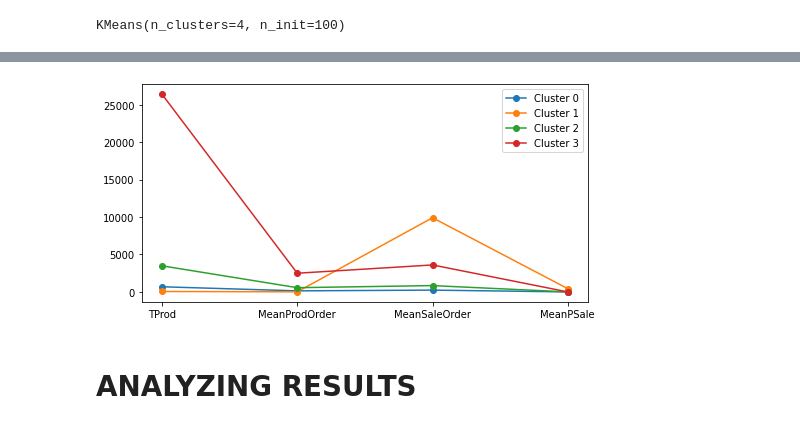
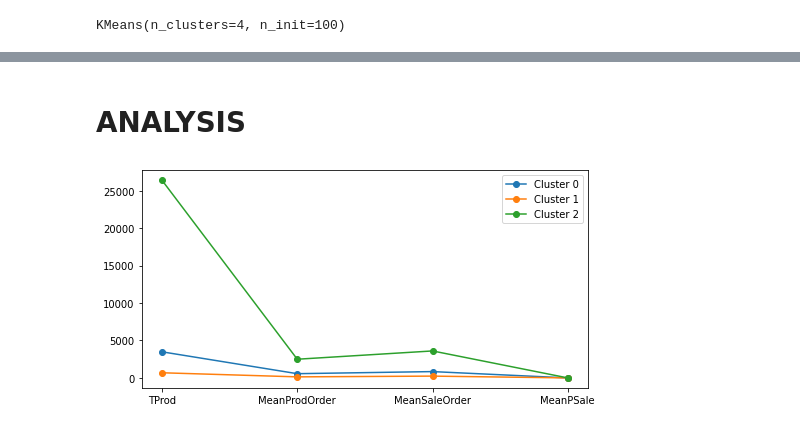
Before and after one commit to AlexPasqua/DM-project, a Jupyter notebook: DataClusteringKMeans.ipynb, the cells around one changed output, grey strips where cells are left out. Cells and saved outputs as stored; diff of their text form; code cells hidden in the pictures.

Commit message:
kmeans has its kmeaning, it is now complete

```diff
--- a/DataClusteringKMeans.ipynb
+++ b/DataClusteringKMeans.ipynb
@@ -100,5 +86,14 @@ SSE: 6.539592830108467  - SILHOUETTE: 0.6746843602500764
 # %%
 hist, bins = np.histogram(kmeans.labels_,
                           bins=range(0, len(set(kmeans.labels_)) + 1))
-dict(zip(bins, hist))
+clust_dict = dict(zip(bins, hist))
+
+print(clust_dict)
+
+#saving anomalous cluster index
+anomalous_cluster = -1
+
+for key, value in dict(zip(bins, hist)).items():
+    if value == 1:
+        anomalous_cluster = key
 # %% [output]
@@ -159,0 +161,10 @@ plt.show()
+# %%
+# normalized centers without anomalous cluster
+plt.figure(figsize=(8, 4))
+for i in range(0, len(kmeans.cluster_centers_)):
+    if i != anomalous_cluster:
+        plt.plot(kmeans.cluster_centers_[i], marker='o', label='Cluster %s' % i)
+plt.tick_params(axis='both', which='major', labelsize=label_s)
+plt.xticks(range(0, len(df2.columns)), df2.columns, fontsize=label_s)
+plt.legend(fontsize=label_s)
+plt.show()
@@ -160,13 +290,14 @@ plt.show()
+# %% [markdown]
+# ANALYSIS
 # %%
 # non normalized centers
 plt.figure(figsize=(8, 4))
 for i in range(0, len(centers)):
-    plt.plot(centers[i], marker='o', label='Cluster %s' % i)
+    if i != anomalous_cluster:
+        plt.plot(centers[i], marker='o', label='Cluster %s' % i)
 plt.tick_params(axis='both', which='major', labelsize=label_s)
 plt.xticks(range(0, len(df2.columns)), df2.columns, fontsize=label_s)
 plt.legend(fontsize=label_s)
 plt.show()
 # %% [output]
-[figure, old version]
+[figure, new version]
-# %% [markdown]
-# ANALYZING RESULTS
```
Also changed, not shown: parts of 40 cells of this notebook, 3 other files.
